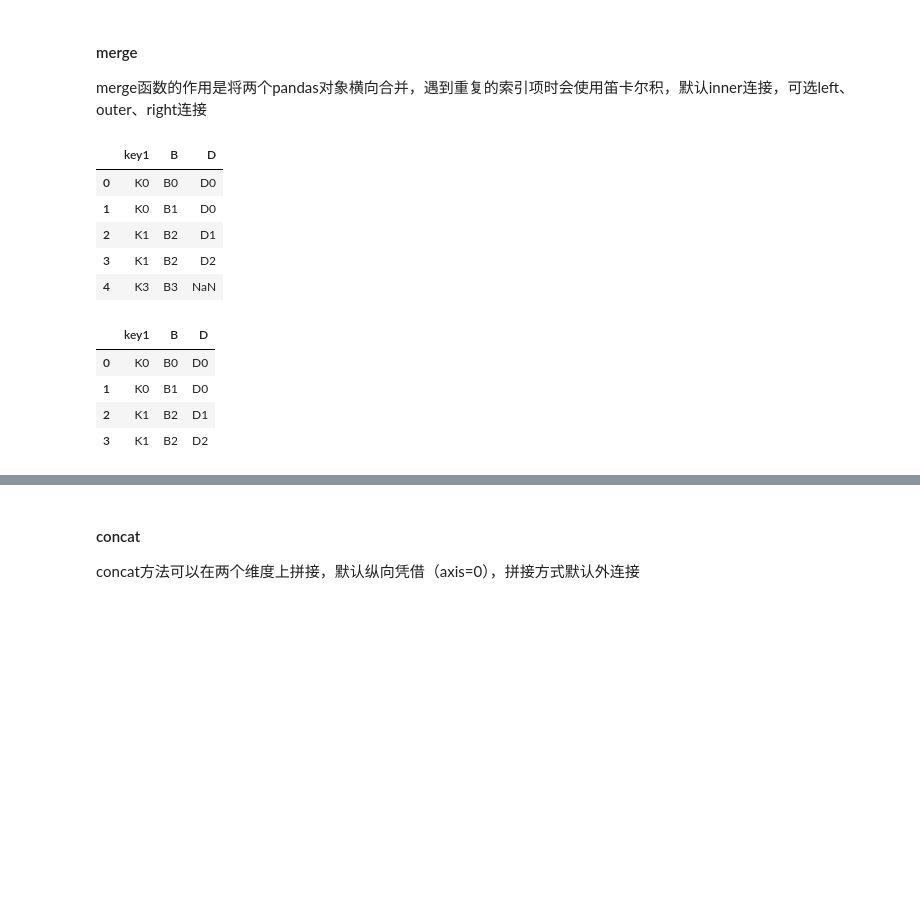
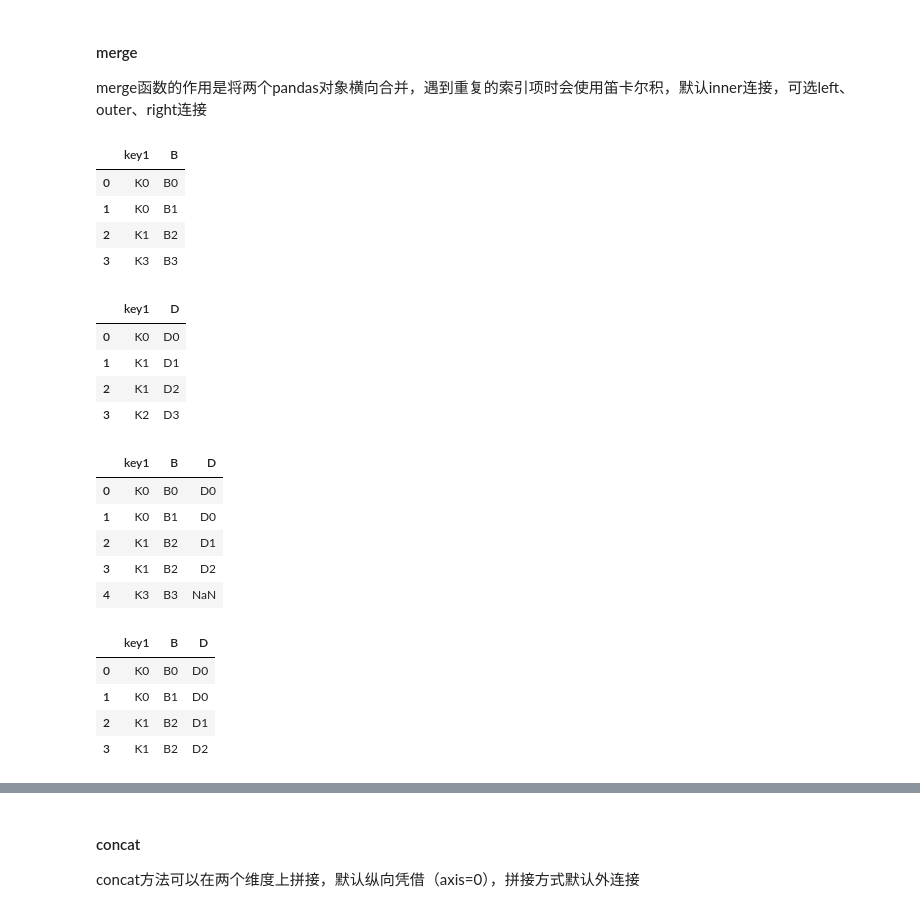
Before and after one commit to maoweixy/AI, a Jupyter notebook: Snippet/Pandas_Snippet.ipynb, the cells around one changed output, grey strips where cells are left out. Cells and saved outputs as stored; diff of their text form; code cells hidden in the pictures; blank space fills up the shorter version.

```diff
--- a/Snippet/Pandas_Snippet.ipynb
+++ b/Snippet/Pandas_Snippet.ipynb
@@ -11,6 +11,13 @@ InteractiveShell.ast_node_interactivity = "all"
 import matplotlib.pyplot as plt
 %matplotlib inline
 
+#显示所有列
+pd.set_option(‘display.max_columns’, None)
+#显示所有行
+pd.set_option(‘display.max_rows’, None)
+#设置value的显示长度为100，默认为50
+pd.set_option(‘max_colwidth’,100)
+
 np.random.seed(2020)
 # %% [markdown]
 # temp
@@ -1311,35 +1306,46 @@ merge函数的作用是将两个pandas对象横向合并，遇到重复的索引
 # %%
 
 left = pd.DataFrame({'key1': ['K0', 'K0', 'K1', 'K3'],
 #                      'key2': ['K0', 'K1', 'K0', 'K1'],
 #                       'A': ['A0', 'A1', 'A2', 'A3'],
                       'B': ['B0', 'B1', 'B2', 'B3']})
 right = pd.DataFrame({'key1': ['K0', 'K1', 'K1', 'K2'],
 #                       'key2': ['K0', 'K0', 'K0', 'K0'],
 #                       'C': ['C0', 'C1', 'C2', 'C3'],
                       'D': ['D0', 'D1', 'D2', 'D3']})
 right2 = pd.DataFrame({'key1': ['K0', 'K1', 'K1', 'K2'],
                       'key2': ['K0', 'K0', 'K0', 'K0'],
                       'C': ['C0', 'C1', 'C2', 'C3']})
-
+left
+right
 # 以key1为准则连接，如果具有相同的列，则默认suffixes=('_x','_y')
 left.merge(right, on='key1', how='left')
 left.merge(right, on='key1')
 
 
 # 默认使用inner连接，因为merge只能横向拼接，所以取行向上keys的交集，下面看如果使用how=outer参数
 # 注意：这里的how就是concat的join
 # pd.merge(left, right, how='outer', on=['key1','key2'])
 # %% [output]
-|  | key1 | B | D |
-| 0 | K0 | B0 | D0 |
-| 1 | K0 | B1 | D0 |
-| 2 | K1 | B2 | D1 |
-| 3 | K1 | B2 | D2 |
-| 4 | K3 | B3 | NaN |
+|  | key1 | B |
+| 0 | K0 | B0 |
+| 1 | K0 | B1 |
+| 2 | K1 | B2 |
+| 3 | K3 | B3 |
-|  | key1 | B | D |
-| 0 | K0 | B0 | D0 |
-| 1 | K0 | B1 | D0 |
-| 2 | K1 | B2 | D1 |
-| 3 | K1 | B2 | D2 |
+|  | key1 | D |
+| 0 | K0 | D0 |
+| 1 | K1 | D1 |
+| 2 | K1 | D2 |
+| 3 | K2 | D3 |
+|  | key1 | B | D |
+| 0 | K0 | B0 | D0 |
+| 1 | K0 | B1 | D0 |
+| 2 | K1 | B2 | D1 |
+| 3 | K1 | B2 | D2 |
+| 4 | K3 | B3 | NaN |
+|  | key1 | B | D |
+| 0 | K0 | B0 | D0 |
+| 1 | K0 | B1 | D0 |
+| 2 | K1 | B2 | D1 |
+| 3 | K1 | B2 | D2 |
 # %% [markdown]
```
Also changed, not shown: parts of 8 cells of this notebook, 32 other files.
